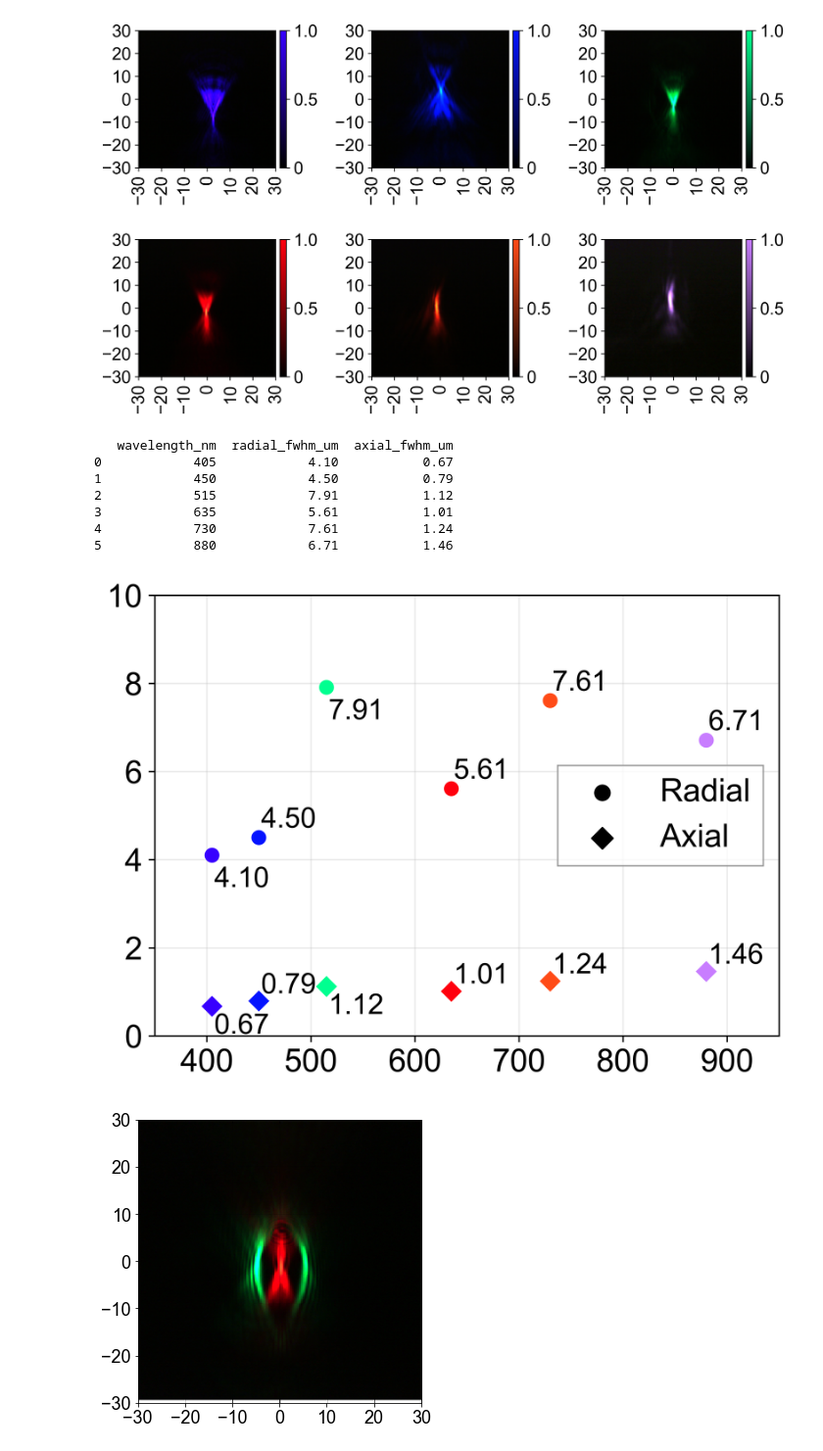
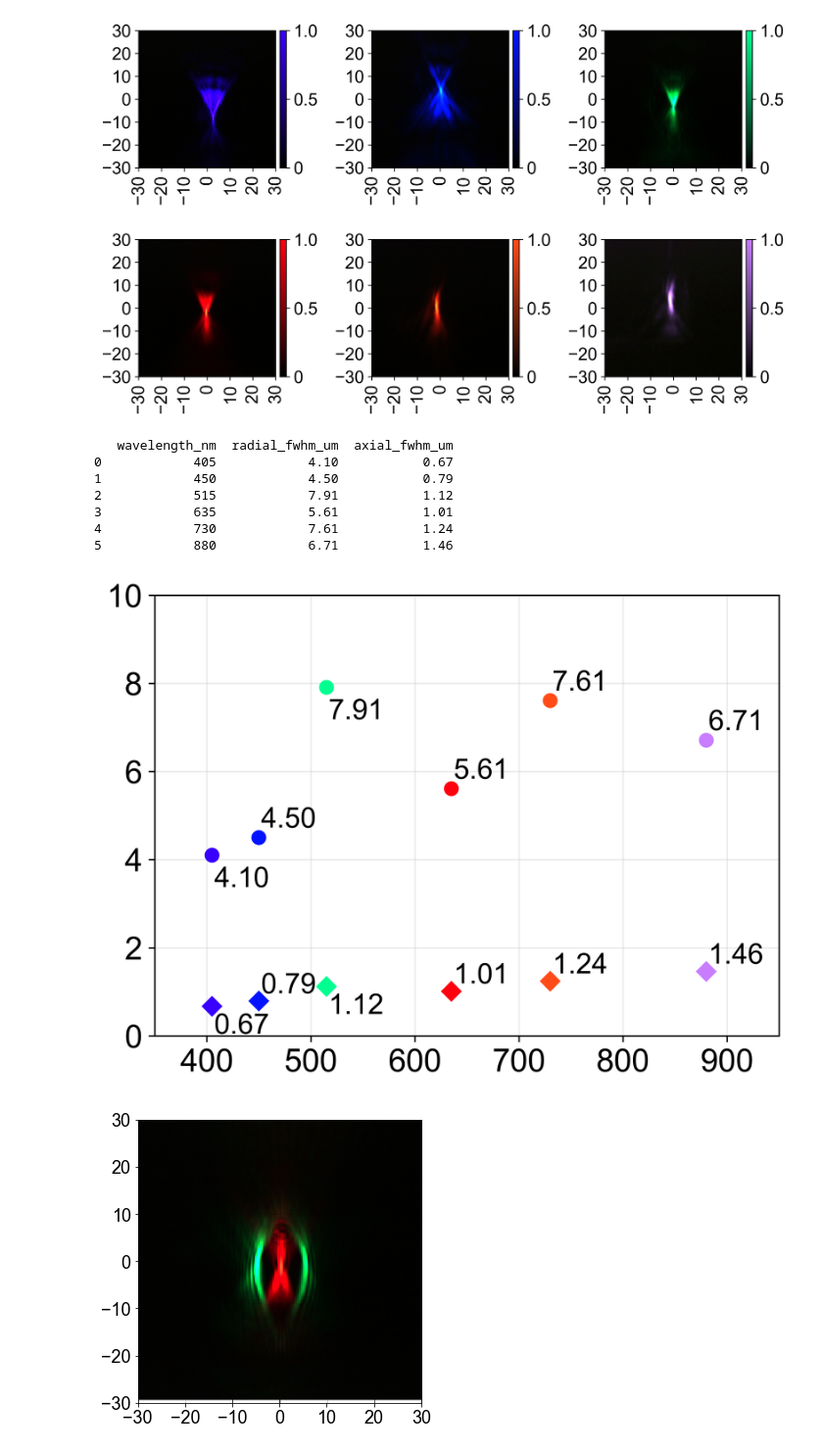
Before and after one commit to yiyangzhi3/integrated_trapped_ions, a Jupyter notebook: Gen_1_Paper/paper_figures.ipynb, the cells around one changed output. Shown at 98% size. Cells and saved outputs as stored; diff of their text form; code cells hidden in the pictures.

Commit message:
more figures work

```diff
--- a/Gen_1_Paper/paper_figures.ipynb
+++ b/Gen_1_Paper/paper_figures.ipynb
@@ -389,49 +389,49 @@ for wl, radial, axial in zip(wavelength_nm, radial_fwhm_um, axial_fwhm_um):
 # ============================================================
 
 ax.set_xlim(350, 950)
 ax.set_ylim(0, 10)
 
 ax.set_xticks([400, 500, 600, 700, 800, 900])
 ax.set_yticks([0, 2, 4, 6, 8, 10])
 
 ax.grid(True, which="major", alpha=0.25)
 ax.tick_params(axis="both", labelsize=18)
 
 for spine in ax.spines.values():
     spine.set_visible(True)
     spine.set_color("black")
     spine.set_linewidth(0.8)
 
-legend = ax.legend(
-    loc="center right",
-    frameon=True,
-    fontsize=18,
-    fancybox=False,
-)
+# legend = ax.legend(
+#     loc="center right",
+#     frameon=True,
+#     fontsize=18,
+#     fancybox=False,
+# )
 
-legend.get_frame().set_edgecolor("0.5")
-legend.get_frame().set_linewidth(0.8)
-for text in legend.get_texts():
-    text.set_color("black")
-    text.set_fontfamily("Arial")
+# legend.get_frame().set_edgecolor("0.5")
+# legend.get_frame().set_linewidth(0.8)
+# for text in legend.get_texts():
+#     text.set_color("black")
+#     text.set_fontfamily("Arial")
 
-for handle in legend.legendHandles:
-    handle.set_color("black")
-    handle.set_facecolor("black")
-    handle.set_edgecolor("black")
+# for handle in legend.legendHandles:
+#     handle.set_color("black")
+#     handle.set_facecolor("black")
+#     handle.set_edgecolor("black")
 
 fig.tight_layout()
 
 plt.show()
 # %% [output]
    wavelength_nm  radial_fwhm_um  axial_fwhm_um
 0            405            4.10           0.67
 1            450            4.50           0.79
 2            515            7.91           1.12
 3            635            5.61           1.01
 4            730            7.61           1.24
 5            880            6.71           1.46
-[figure, old version]
+[figure, new version]
 # %%
 import numpy as np
 import matplotlib.pyplot as plt
```
Also changed, not shown: parts of 4 cells of this notebook, 50 other files.
